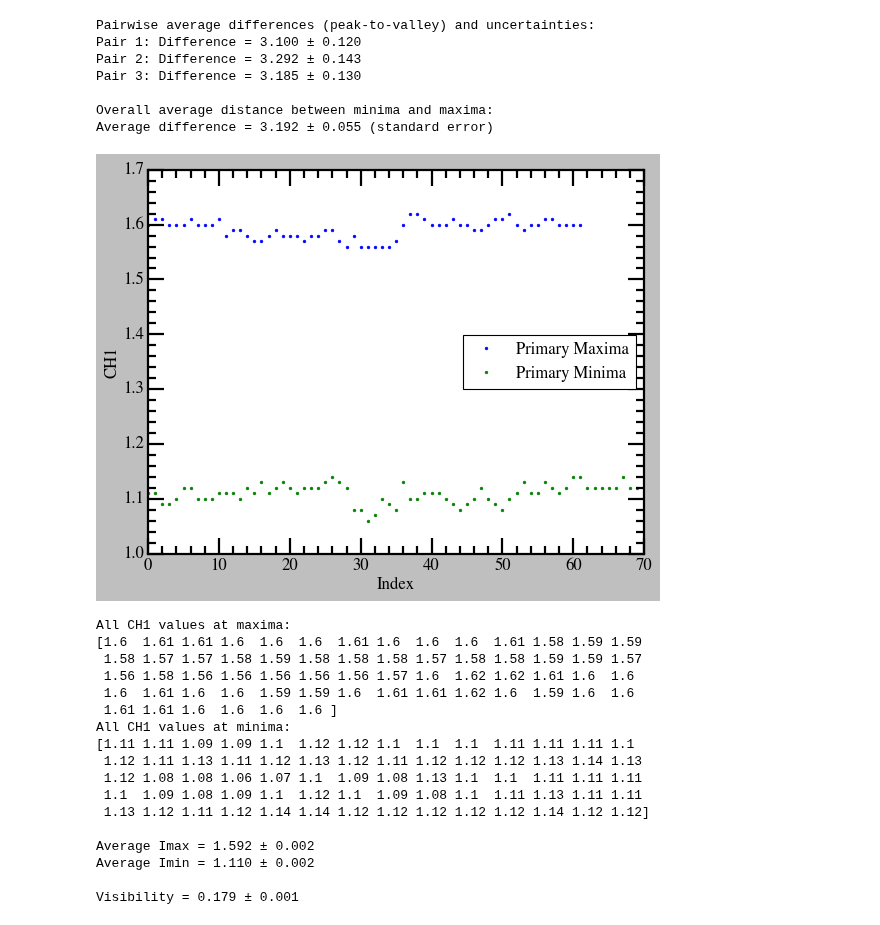
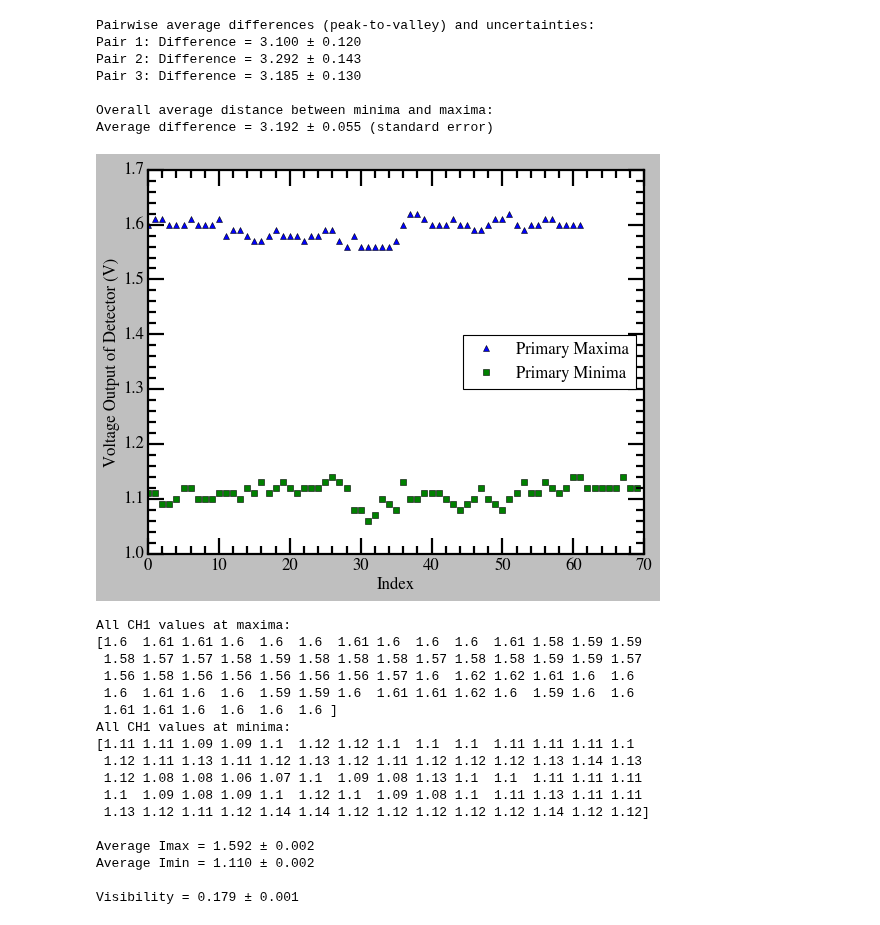
Before and after one commit to vinh-qtran/mit-jlab-sp25, a Jupyter notebook: michelson/michelson.ipynb, the cells around one changed output. Saved outputs shown, nothing was run; the diff lists cells and outputs as text; code cells hidden in the pictures.

```diff
--- a/michelson/michelson.ipynb
+++ b/michelson/michelson.ipynb
@@ -426,12 +426,12 @@ all_maxima = np.array(all_maxima)
 all_minima = np.array(all_minima)
 
 # Plot the extracted primary peaks.
-plt.plot(all_maxima, '.', label='Primary Maxima')
-plt.plot(all_minima, '.', label='Primary Minima')
+plt.plot(all_maxima, '^', label='Primary Maxima')
+plt.plot(all_minima, 's', label='Primary Minima')
 plt.xlabel('Index')
-plt.ylabel('CH1')
+plt.ylabel('Voltage Output of Detector (V)')
 plt.legend()
-# plt.savefig('Primary_Maxima_Minima.png', dpi=300, bbox_inches='tight')
+plt.savefig('Intensity.png', dpi=300, bbox_inches='tight')
 plt.show()
 
 print("All CH1 values at maxima:")
@@ -439,34 +439,34 @@ print(all_maxima)
 print("All CH1 values at minima:")
 print(all_minima)
 
 # # Save the data to CSV files.
 # np.savetxt('Primary_Maxima.csv', all_maxima)
 # np.savetxt('Primary_Minima.csv', all_minima)
 
 # --- Calculate Visibility using CH1 Data ---
 # Compute overall averages and uncertainties (standard error)
 avg_Imax = np.mean(all_maxima)
 std_err_Imax = np.std(all_maxima, ddof=1) / np.sqrt(len(all_maxima))
 
 avg_Imin = np.mean(all_minima)
 std_err_Imin = np.std(all_minima, ddof=1) / np.sqrt(len(all_minima))
 
 print("\nAverage Imax = {:.3f} ± {:.3f}".format(avg_Imax, std_err_Imax))
 print("Average Imin = {:.3f} ± {:.3f}".format(avg_Imin, std_err_Imin))
 
 # Visibility is defined as: V = (Imax - Imin) / (Imax + Imin)
 visibility = (avg_Imax - avg_Imin) / (avg_Imax + avg_Imin)
 
 # Propagate the uncertainties using partial derivatives:
 # dV/dImax = 2 * Imin / (Imax + Imin)^2 and dV/dImin = -2 * Imax / (Imax + Imin)^2
 dV_dImax = 2 * avg_Imin / (avg_Imax + avg_Imin)**2
 dV_dImin = -2 * avg_Imax / (avg_Imax + avg_Imin)**2
 
 visibility_unc = np.sqrt((dV_dImax * std_err_Imax)**2 + (dV_dImin * std_err_Imin)**2)
 
 print("\nVisibility = {:.3f} ± {:.3f}".format(visibility, visibility_unc))
 # %% [output]
-[figure, old version]
+[figure, new version]
 All CH1 values at maxima:
 [1.6  1.61 1.61 1.6  1.6  1.6  1.61 1.6  1.6  1.6  1.61 1.58 1.59 1.59
  1.58 1.57 1.57 1.58 1.59 1.58 1.58 1.58 1.57 1.58 1.58 1.59 1.59 1.57
```
Also changed, not shown: 30 other files.
